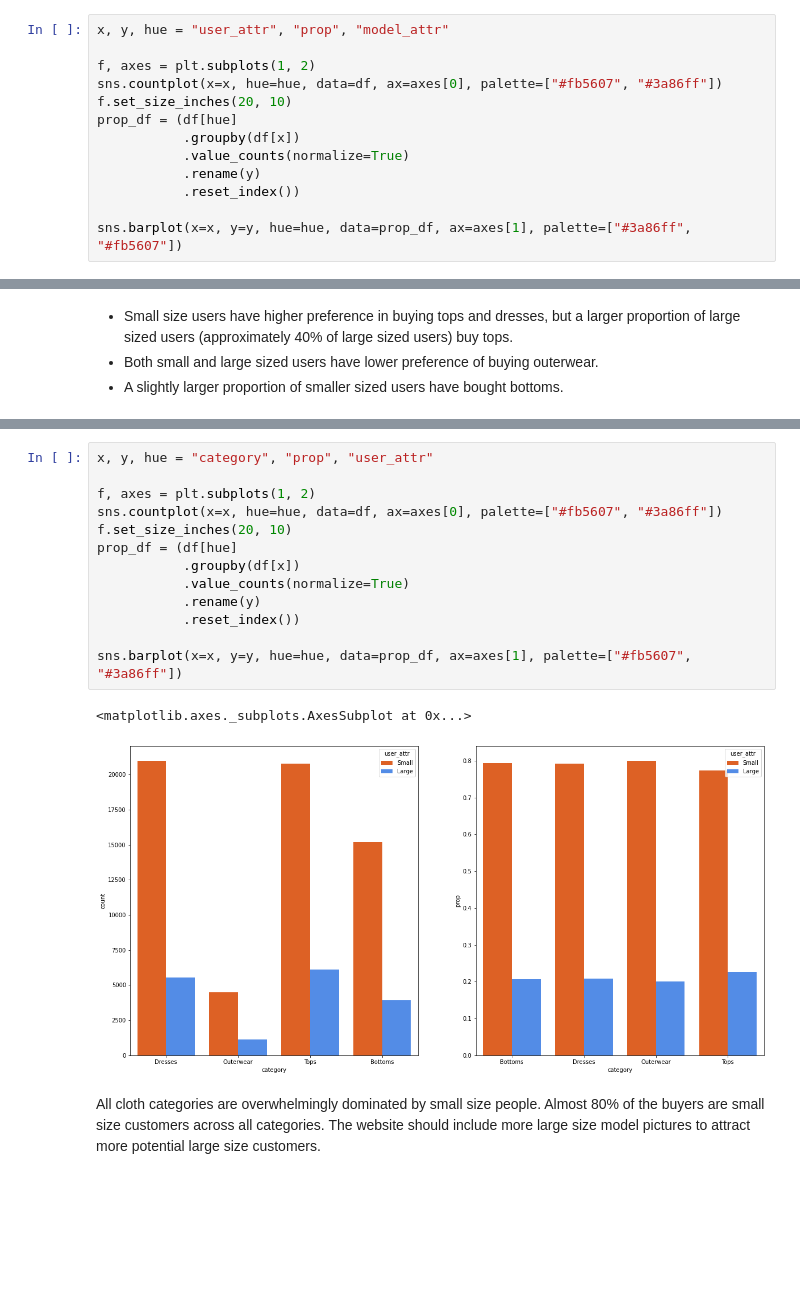
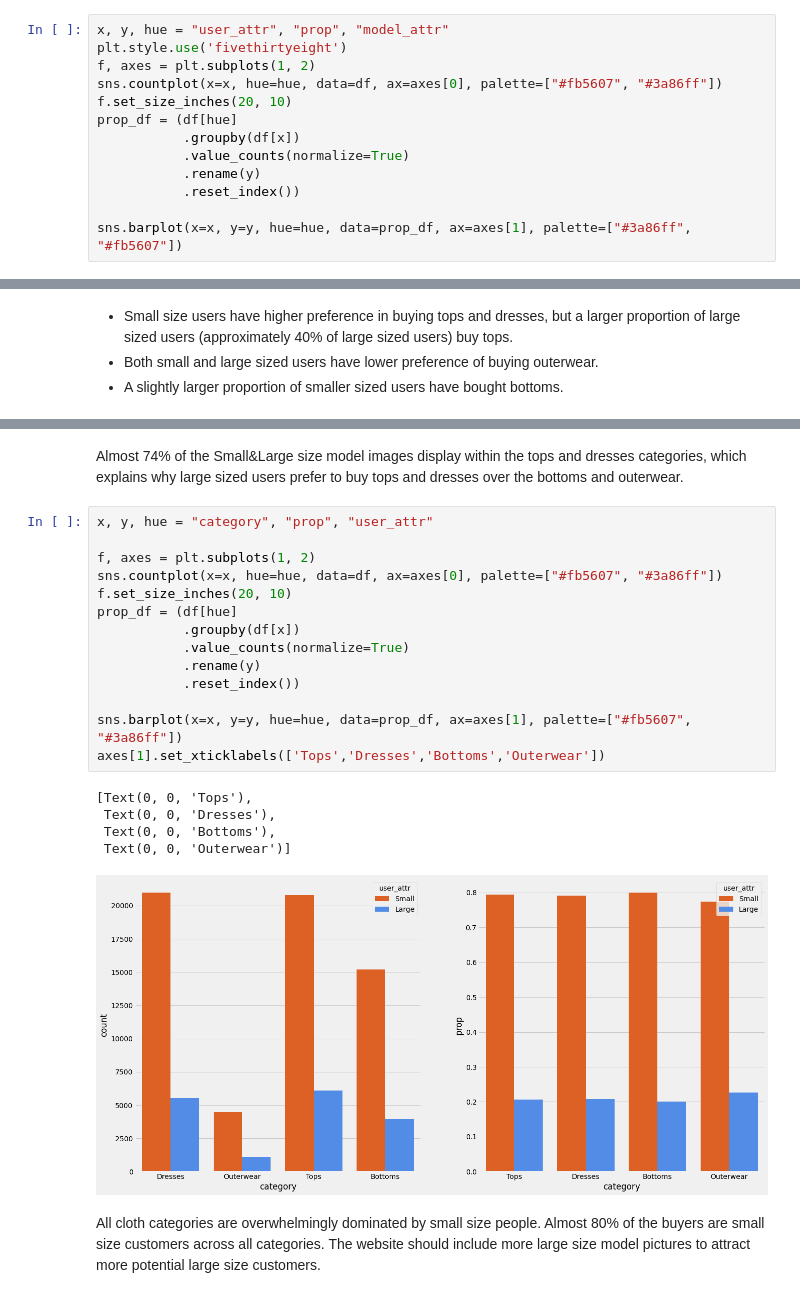
Before and after one commit to ruchikav95/Analysis-of-targeted-social-media-ads-with-emphasis-on-body-positivity, a Jupyter notebook: modcloth_final.ipynb, the cells around one changed output, grey strips where cells are left out. Saved outputs shown, nothing was run; the diff lists cells and outputs as text; blank space fills up the shorter version.

```diff
--- a/modcloth_final.ipynb
+++ b/modcloth_final.ipynb
@@ -278,7 +281,7 @@ Small    61446
 dtype: int64
 # %%
 x, y, hue = "user_attr", "prop", "model_attr"
-
+plt.style.use('fivethirtyeight')
 f, axes = plt.subplots(1, 2)
 sns.countplot(x=x, hue=hue, data=df, ax=axes[0], palette=["#fb5607", "#3a86ff"])
 f.set_size_inches(20, 10)
@@ -336,19 +359,25 @@ sns.barplot(x=x, y=y, hue=hue, data=prop_df, ax=axes[1], palette=["#3a86ff", "#f
+# %% [markdown]
+Almost 74% of the Small&Large size model images display within the tops and dresses categories, which explains why large sized users prefer to buy tops and dresses over the bottoms and outerwear.
 # %%
 x, y, hue = "category", "prop", "user_attr"
 
 f, axes = plt.subplots(1, 2)
 sns.countplot(x=x, hue=hue, data=df, ax=axes[0], palette=["#fb5607", "#3a86ff"])
 f.set_size_inches(20, 10)
 prop_df = (df[hue]
            .groupby(df[x])
            .value_counts(normalize=True)
            .rename(y)
            .reset_index())
 
 sns.barplot(x=x, y=y, hue=hue, data=prop_df, ax=axes[1], palette=["#fb5607", "#3a86ff"])
+axes[1].set_xticklabels(['Tops','Dresses','Bottoms','Outerwear'])
 # %% [output]
-<matplotlib.axes._subplots.AxesSubplot at 0x...>
+[Text(0, 0, 'Tops'),
+ Text(0, 0, 'Dresses'),
+ Text(0, 0, 'Bottoms'),
+ Text(0, 0, 'Outerwear')]
-[figure, old version]
+[figure, new version]
 # %% [markdown]
 All cloth categories are overwhelmingly dominated by small size people. Almost 80% of the buyers are small size customers across all categories. The website should include more large size model pictures to attract more potential large size customers.
 # %%
```
Also changed, not shown: parts of 7 cells of this notebook.
